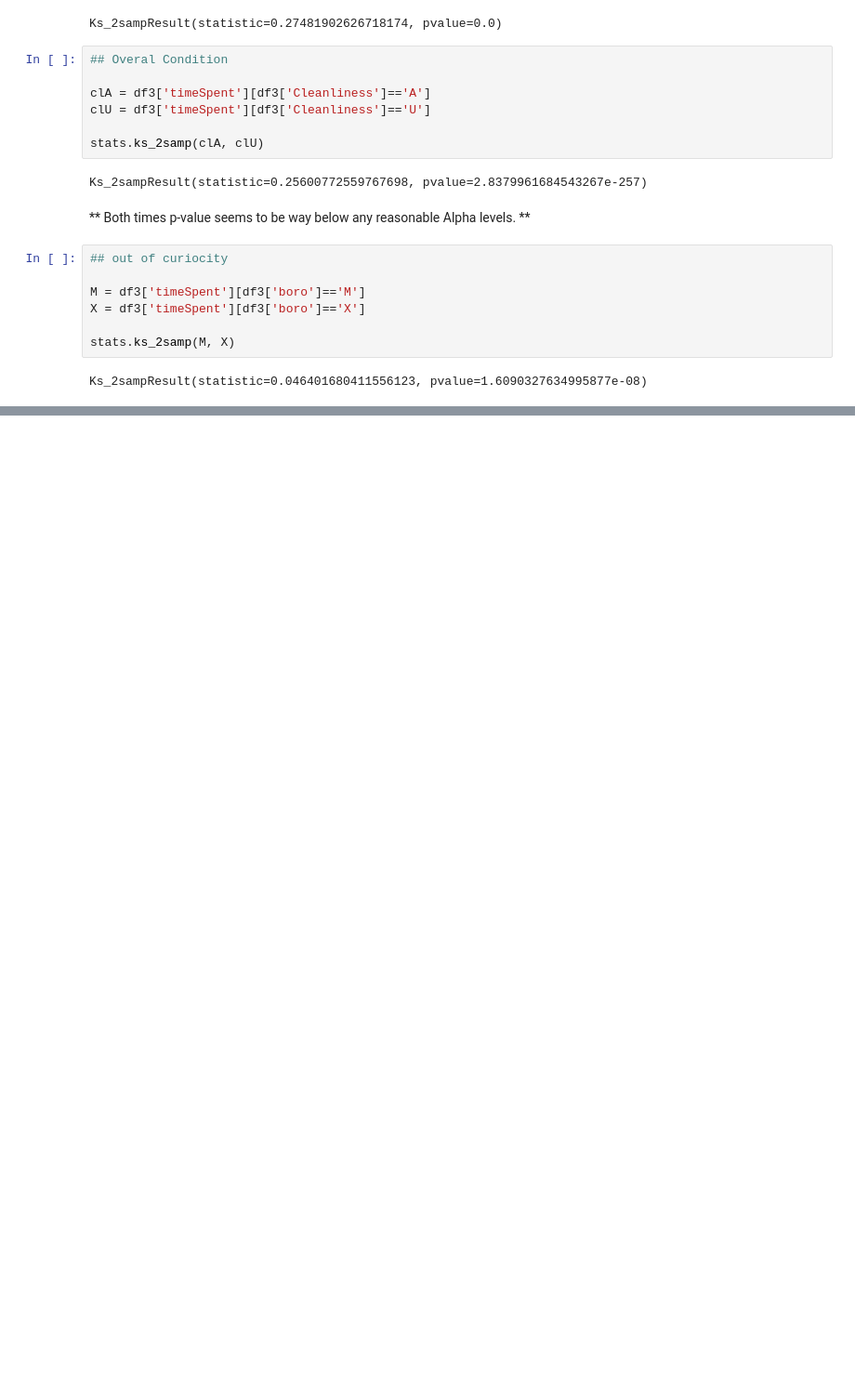
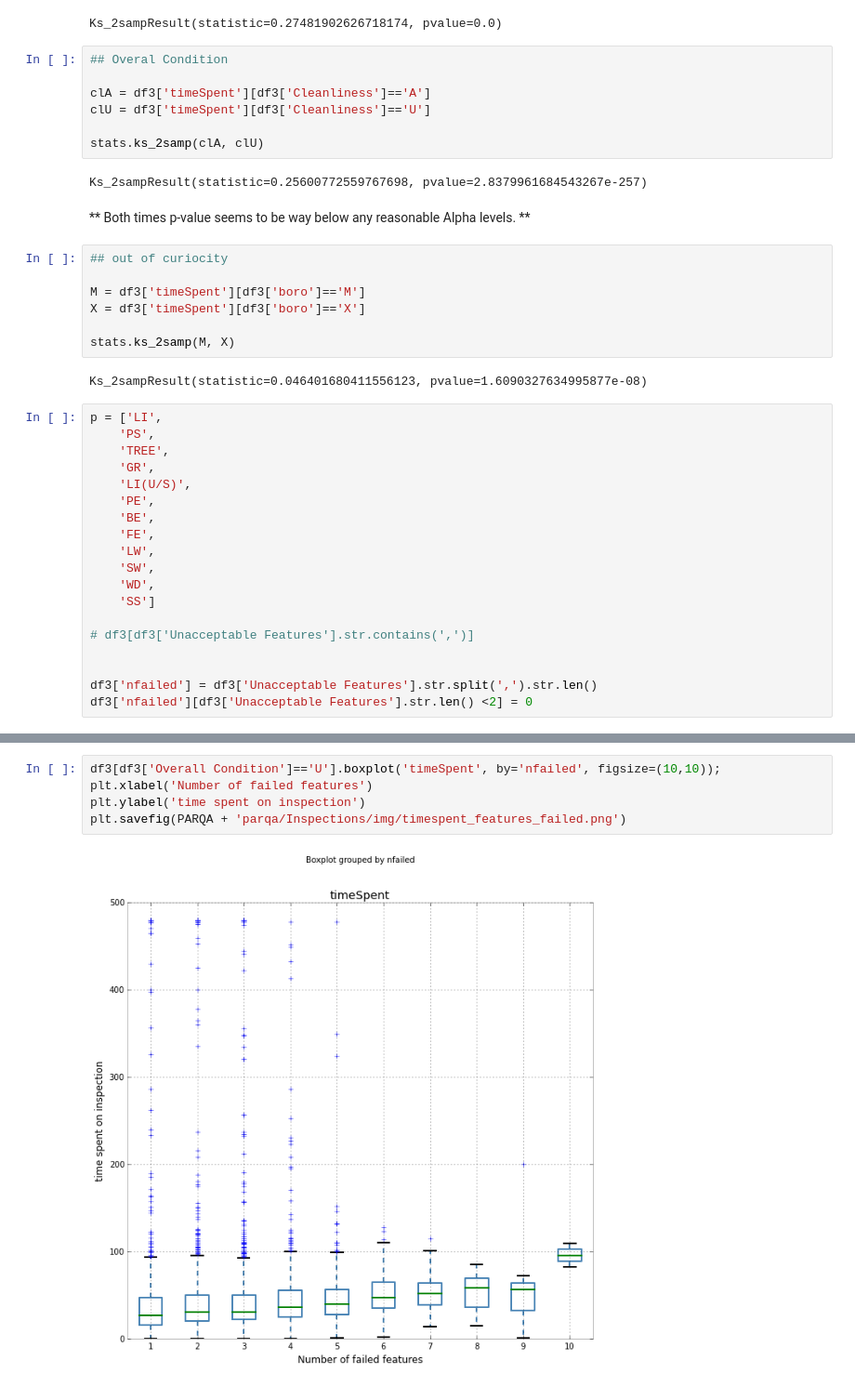
Before and after one commit to gdobler/parqa, a Jupyter notebook: Inspections/1_Inspections_time-check.ipynb, the cells around one changed output, grey strips where cells are left out. Shown at 93% size. Cells and saved outputs as stored; diff of their text form; blank space fills up the shorter version.

Commit message:
inspection time

```diff
--- a/Inspections/1_Inspections_time-check.ipynb
+++ b/Inspections/1_Inspections_time-check.ipynb
@@ -196,3 +196,22 @@ X = df3['timeSpent'][df3['boro']=='X']
 stats.ks_2samp(M, X)
 # %% [output]
 Ks_2sampResult(statistic=0.046401680411556123, pvalue=1.6090327634995877e-08)
+# %%
+p = ['LI',
+    'PS',
+    'TREE',
+    'GR',
+    'LI(U/S)',
+    'PE',
+    'BE',
+    'FE',
+    'LW',
+    'SW',
+    'WD',
+    'SS']
+
+# df3[df3['Unacceptable Features'].str.contains(',')]
+
+
+df3['nfailed'] = df3['Unacceptable Features'].str.split(',').str.len()
+df3['nfailed'][df3['Unacceptable Features'].str.len() <2] = 0
@@ -198,0 +228,7 @@ Ks_2sampResult(statistic=0.046401680411556123, pvalue=1.6090327634995877e-08)
+# %%
+df3[df3['Overall Condition']=='U'].boxplot('timeSpent', by='nfailed', figsize=(10,10));
+plt.xlabel('Number of failed features')
+plt.ylabel('time spent on inspection')
+plt.savefig(PARQA + 'parqa/Inspections/img/timespent_features_failed.png')
+# %% [output]
+[figure, added]
```
Also changed, not shown: parts of 3 cells of this notebook, 4 other files.
